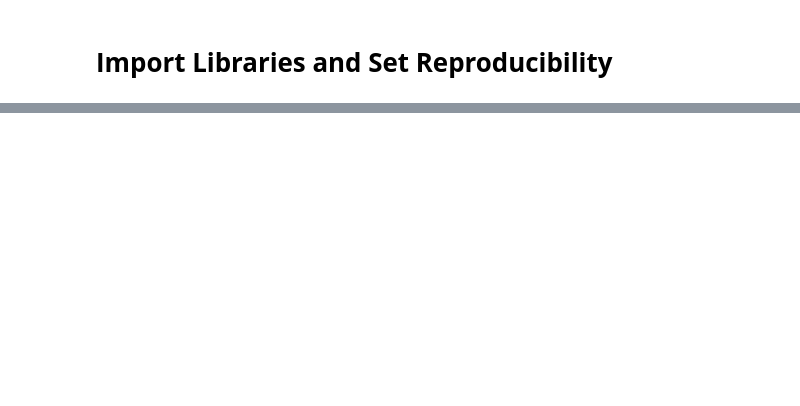
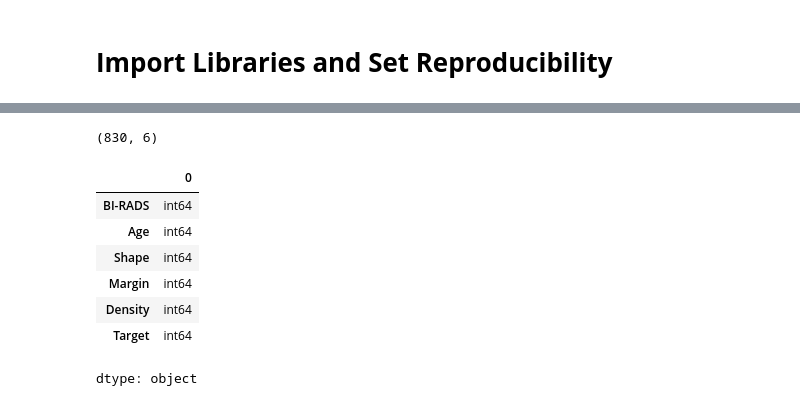
Before and after one commit to Jahura7/Mammographic_Mass_Classification_with_a_Decision_Tree, a Jupyter notebook: Mammographic_Mass_Classification_with_a_Decision_Tree.ipynb, the cells around one changed output, grey strips where cells are left out. Saved outputs shown, nothing was run; the diff lists cells and outputs as text; code cells hidden in the pictures; blank space fills up the shorter version.

```diff
--- a/Mammographic_Mass_Classification_with_a_Decision_Tree.ipynb
+++ b/Mammographic_Mass_Classification_with_a_Decision_Tree.ipynb
@@ -44,0 +79,15 @@ pd.set_option("display.max_columns", None)
+# %%
+df.shape
+# %% [output]
+(830, 6)
+# %%
+df.dtypes
+# %% [output]
+|  | 0 |
+| BI-RADS | int64 |
+| Age | int64 |
+| Shape | int64 |
+| Margin | int64 |
+| Density | int64 |
+| Target | int64 |
+dtype: object
```
Also changed, not shown: parts of 10 cells of this notebook.
